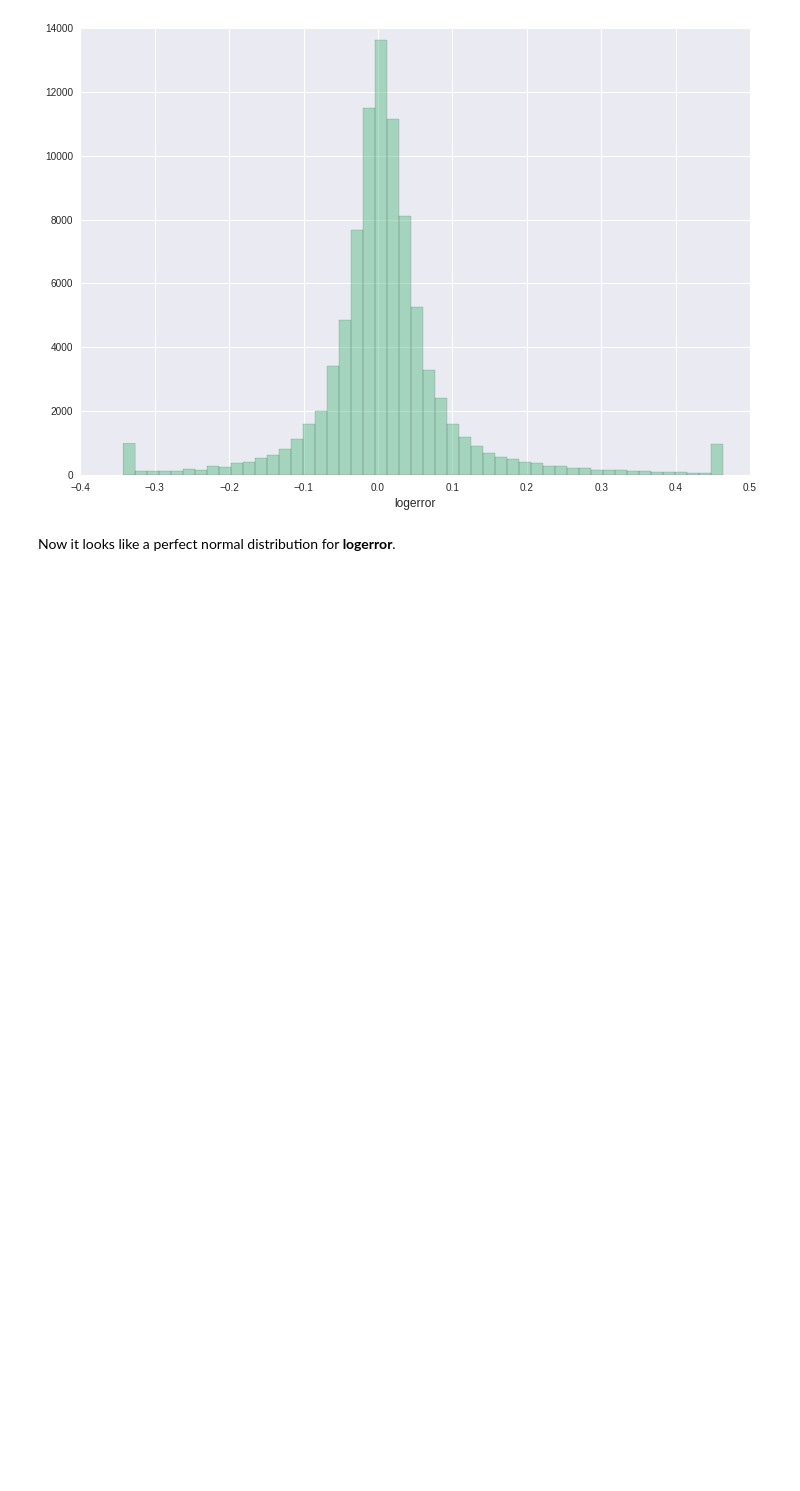
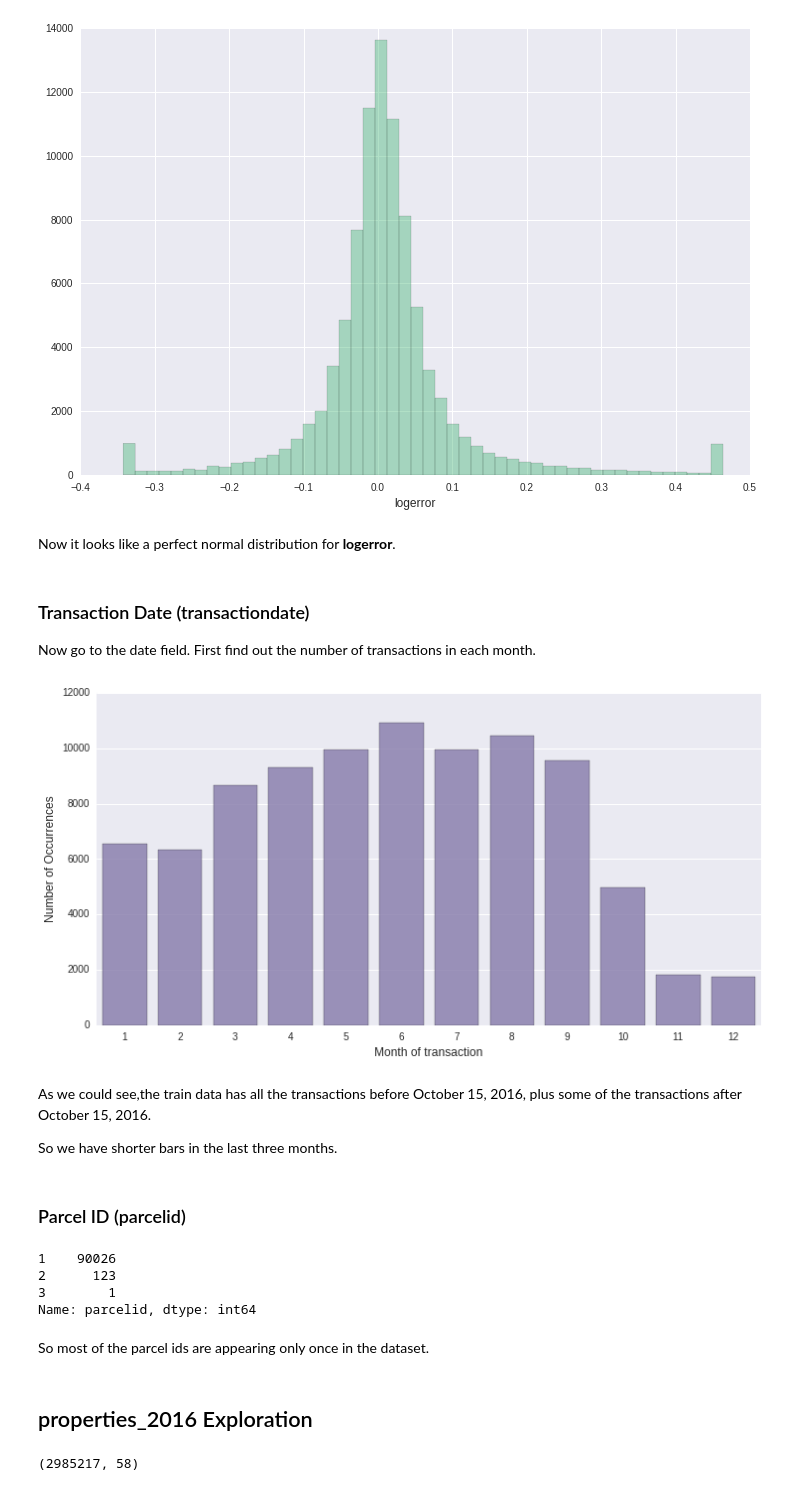
Before and after one commit to Yiming-Gao/Kaggle, a Jupyter notebook: Zillow_Price/zestimate_try.ipynb, the cells around one changed output. Saved outputs shown, nothing was run; the diff lists cells and outputs as text; code cells hidden in the pictures; blank space fills up the shorter version.

```diff
--- a/Zillow_Price/zestimate_try.ipynb
+++ b/Zillow_Price/zestimate_try.ipynb
@@ -71,3 +73,42 @@ plt.show()
 [figure]
 # %% [markdown]
 Now it looks like a perfect normal distribution for **logerror**.
+# %% [markdown]
+### Transaction Date (transactiondate)
+Now go to the date field. First find out the number of transactions in each month.
+# %%
+# Convert pandas series to DateTime in a dataframe, here extract month (year / day / ...)
+train_df['transaction_month'] = train_df['transactiondate'].dt.month
+
+cnt_srs = train_df['transaction_month'].value_counts()
+
+# Visualization
+plt.figure(figsize = (12, 6))
+sns.barplot(cnt_srs.index, cnt_srs.values, alpha = 0.8, color = color[3])
+plt.xlabel('Month of transaction', fontsize = 12)
+plt.ylabel('Number of Occurrences', fontsize = 12)
+plt.show()
+# %% [output]
+[figure, added]
+# %% [markdown]
+As we could see,the train data has all the transactions before October 15, 2016, plus some of the transactions after October 15, 2016.
+
+So we have shorter bars in the last three months.
+# %% [markdown]
+### Parcel ID (parcelid)
+# %%
+(train_df['parcelid'].value_counts().reset_index())['parcelid'].value_counts()
+# %% [output]
+1    90026
+2      123
+3        1
+Name: parcelid, dtype: int64
+# %% [markdown]
+So most of the parcel ids are appearing only once in the dataset.
+# %% [markdown]
+## properties_2016 Exploration
+# %%
+prop_df = pd.read_csv("properties_2016.csv")
+prop_df.shape
+# %% [output]
+(2985217, 58)
```
Also changed, not shown: parts of 10 cells of this notebook.
